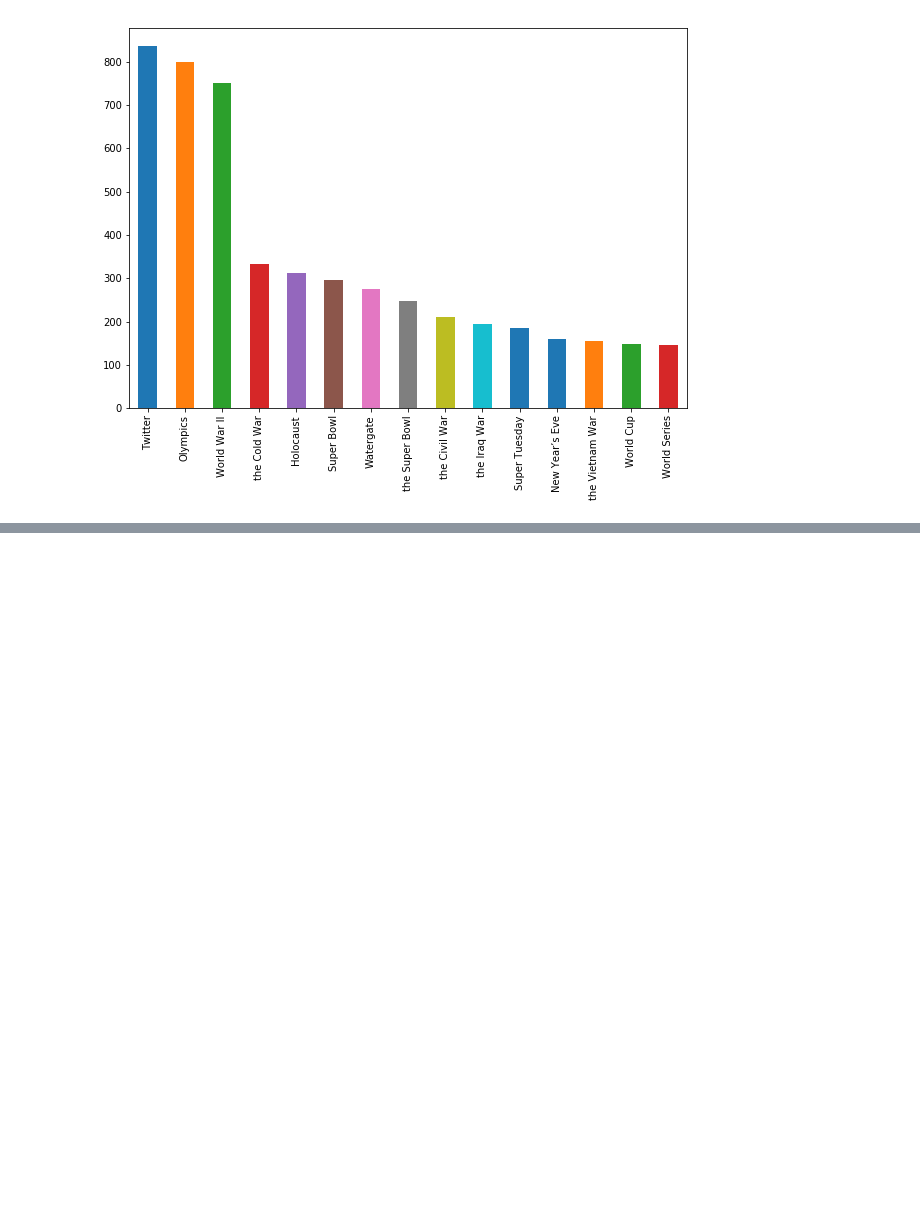
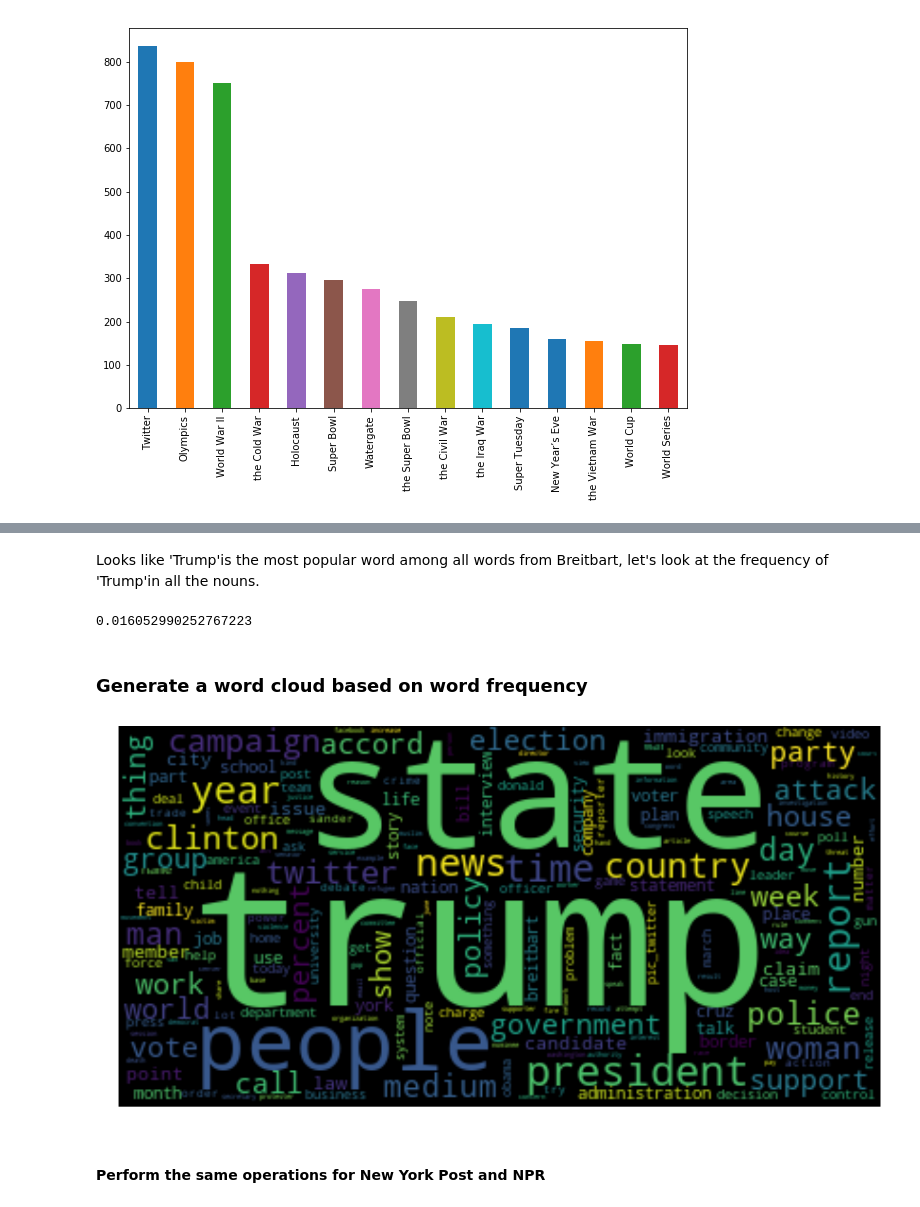
Before and after one commit to yidingweng/SpringBoard, a Jupyter notebook: Capstone 2/code/Capstone 2.2_ExploratoryDataAnalysis.ipynb, the cells around one changed output, grey strips where cells are left out. Saved outputs shown, nothing was run; the diff lists cells and outputs as text; code cells hidden in the pictures; blank space fills up the shorter version.

```diff
--- a/Capstone 2/code/Capstone 2.2_ExploratoryDataAnalysis.ipynb
+++ b/Capstone 2/code/Capstone 2.2_ExploratoryDataAnalysis.ipynb
@@ -211,0 +154,5 @@ orgs.Text.value_counts()[:15].plot(kind='bar')
+# %%
+df_total = pd.read_pickle("data/allNews_30%sample_lemmatized.pkl")
+df_Breitbart = df_total[df_total.publication == 'Breitbart']
+list_Breitbart = df_Breitbart['content'].tolist()
+flatlist_Breitbart = [item for sublist in list_Breitbart for item in sublist]
@@ -211,0 +161,6 @@ orgs.Text.value_counts()[:15].plot(kind='bar')
+# %%
+import nltk
+nltk.download('averaged_perceptron_tagger')
+tags = nltk.pos_tag(flatlist_Breitbart)
+nouns = [word for word,pos in tags if (pos == 'NN' or pos == 'NNP' or pos == 'NNS' or pos == 'NNPS')
+]
@@ -211,0 +171,4 @@ orgs.Text.value_counts()[:15].plot(kind='bar')
+# %%
+from collections import Counter
+counts = Counter(nouns)
+counts.most_common(10)
@@ -211,0 +186,19 @@ orgs.Text.value_counts()[:15].plot(kind='bar')
+# %% [markdown]
+Looks like 'Trump'is the most popular word among all words from Breitbart, let's look at the frequency of 'Trump'in all the nouns.
+# %%
+(15547)/len(nouns)
+# %% [output]
+0.016052990252767223
+# %% [markdown]
+### Generate a word cloud based on word frequency
+# %%
+from wordcloud import WordCloud
+wordcloud = WordCloud().generate_from_frequencies(counts)
+plt.figure(figsize=(20,14))
+plt.imshow(wordcloud, interpolation="bilinear")
+plt.axis("off")
+plt.show()
+# %% [output]
+[figure, added]
+# %% [markdown]
+#### Perform the same operations for New York Post and NPR
```
Also changed, not shown: parts of 61 cells of this notebook, 6 other files.
